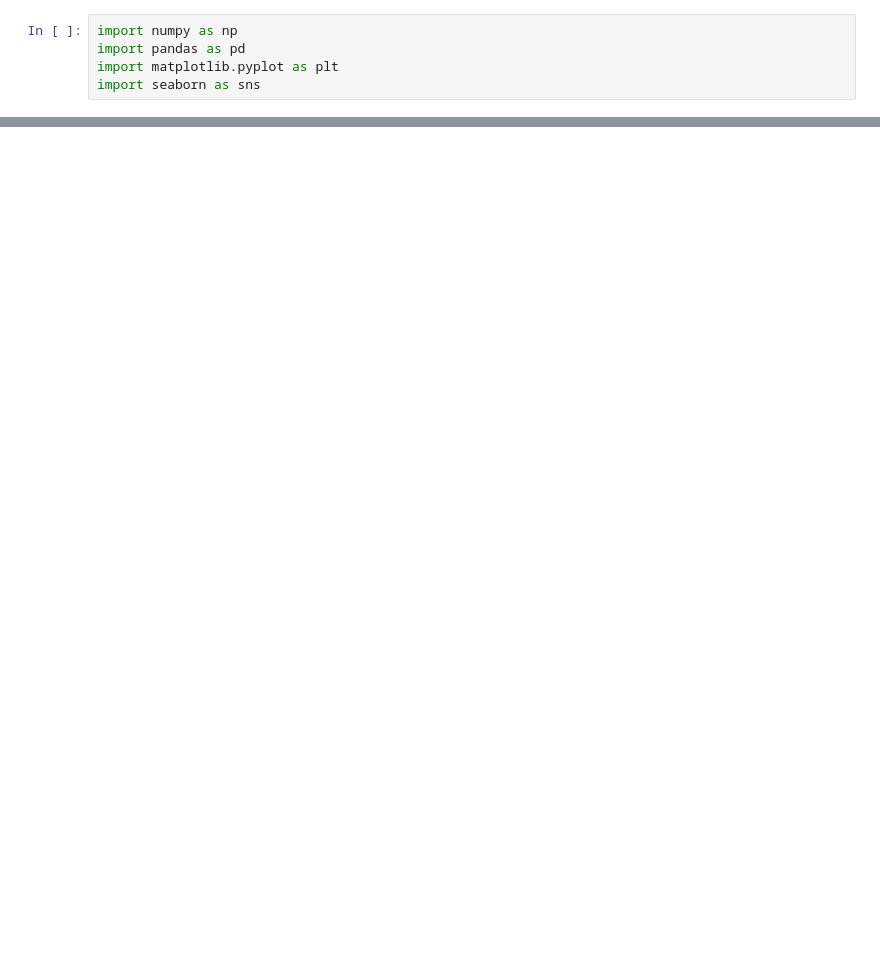
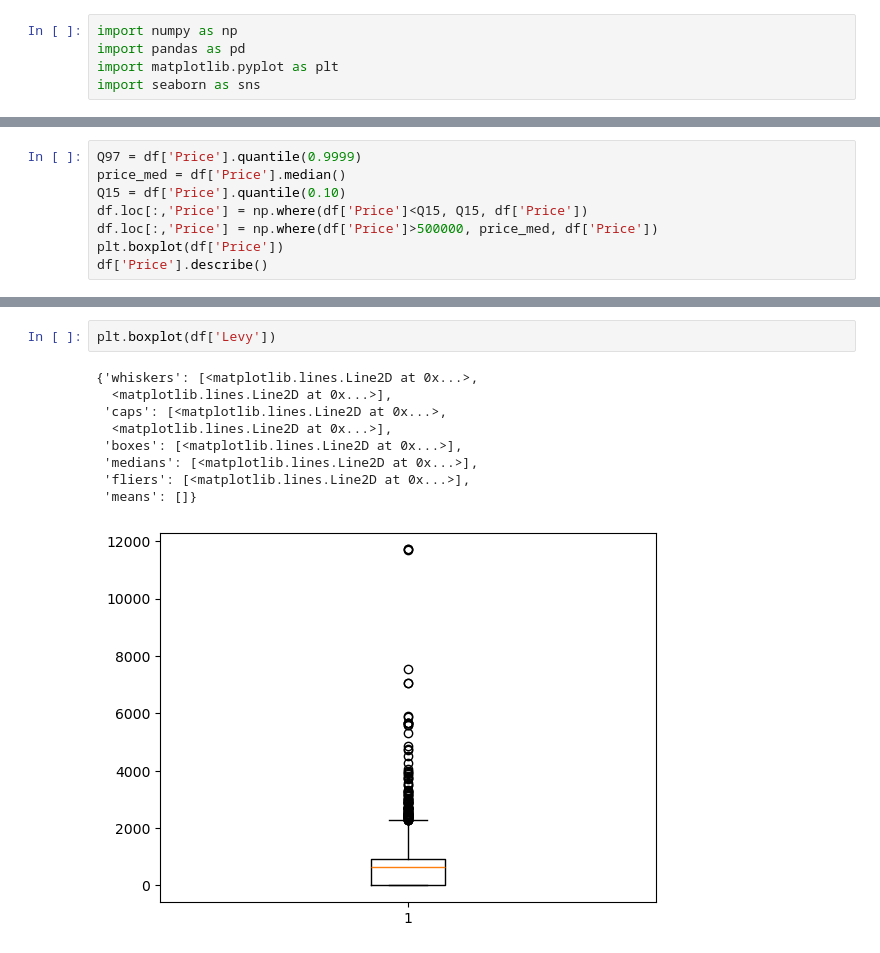
Before and after one commit to samiullahsultan4321-spec/IDS-SEM-PROJECT, a Jupyter notebook: notebooks/cleaning.ipynb, the cells around one changed output, grey strips where cells are left out. Saved outputs shown, nothing was run; the diff lists cells and outputs as text; blank space fills up the shorter version.

```diff
--- a/notebooks/cleaning.ipynb
+++ b/notebooks/cleaning.ipynb
@@ -45,0 +163,8 @@ np.float64(1000.0)
+# %%
+Q97 = df['Price'].quantile(0.9999)
+price_med = df['Price'].median()
+Q15 = df['Price'].quantile(0.10)
+df.loc[:,'Price'] = np.where(df['Price']<Q15, Q15, df['Price'])
+df.loc[:,'Price'] = np.where(df['Price']>500000, price_med, df['Price'])
+plt.boxplot(df['Price'])
+df['Price'].describe()
@@ -45,0 +207,12 @@ np.float64(1000.0)
+# %%
+plt.boxplot(df['Levy'])
+# %% [output]
+{'whiskers': [<matplotlib.lines.Line2D at 0x...>,
+  <matplotlib.lines.Line2D at 0x...>],
+ 'caps': [<matplotlib.lines.Line2D at 0x...>,
+  <matplotlib.lines.Line2D at 0x...>],
+ 'boxes': [<matplotlib.lines.Line2D at 0x...>],
+ 'medians': [<matplotlib.lines.Line2D at 0x...>],
+ 'fliers': [<matplotlib.lines.Line2D at 0x...>],
+ 'means': []}
+[figure, added]
```
Also changed, not shown: parts of 34 cells of this notebook, 2 other files.
